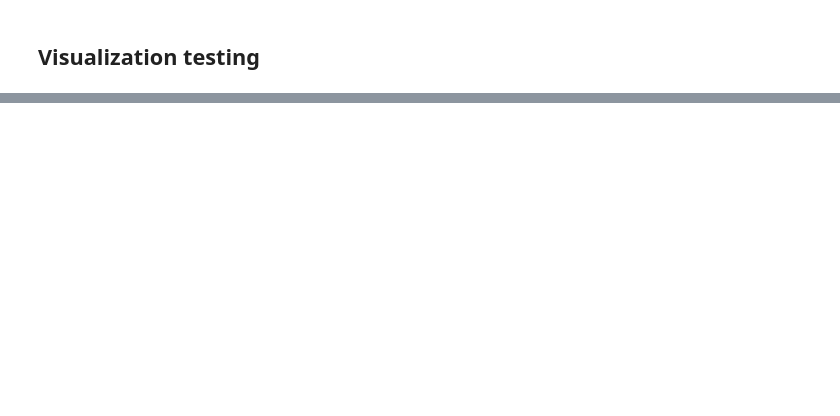
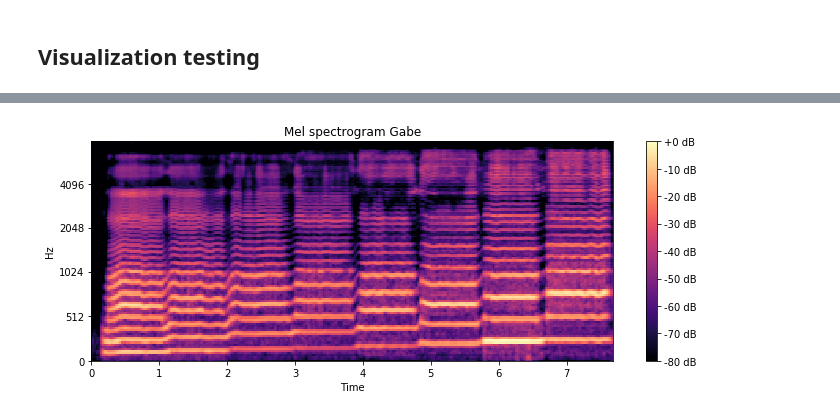
Before and after one commit to GabeQ/MusicStems, a Jupyter notebook: musicStemsFinalProj.ipynb, the cells around one changed output, grey strips where cells are left out. Drawn from its saved outputs; the diff is of its cells as text; code cells hidden in the pictures; blank space fills up the shorter version.

```diff
--- a/musicStemsFinalProj.ipynb
+++ b/musicStemsFinalProj.ipynb
@@ -771,0 +927,10 @@ def calculateSingerFixedW(db_Queries, db_Templates):
+# %%
+gabeMelSpec = lb.feature.melspectrogram(y=db_Scales['Gabe'], sr=22050, n_mels=128, fmax=8000)
+
+plt.figure(figsize=(10, 4))
+lb.display.specshow(lb.power_to_db(gabeMelSpec, ref=np.max), y_axis='mel', fmax=8000, x_axis='time')
+plt.colorbar(format='%+2.0f dB')
+plt.title('Mel spectrogram Gabe')
+plt.tight_layout()
+# %% [output]
+[figure, added]
```
Also changed, not shown: parts of 53 cells of this notebook, 2 other files.
